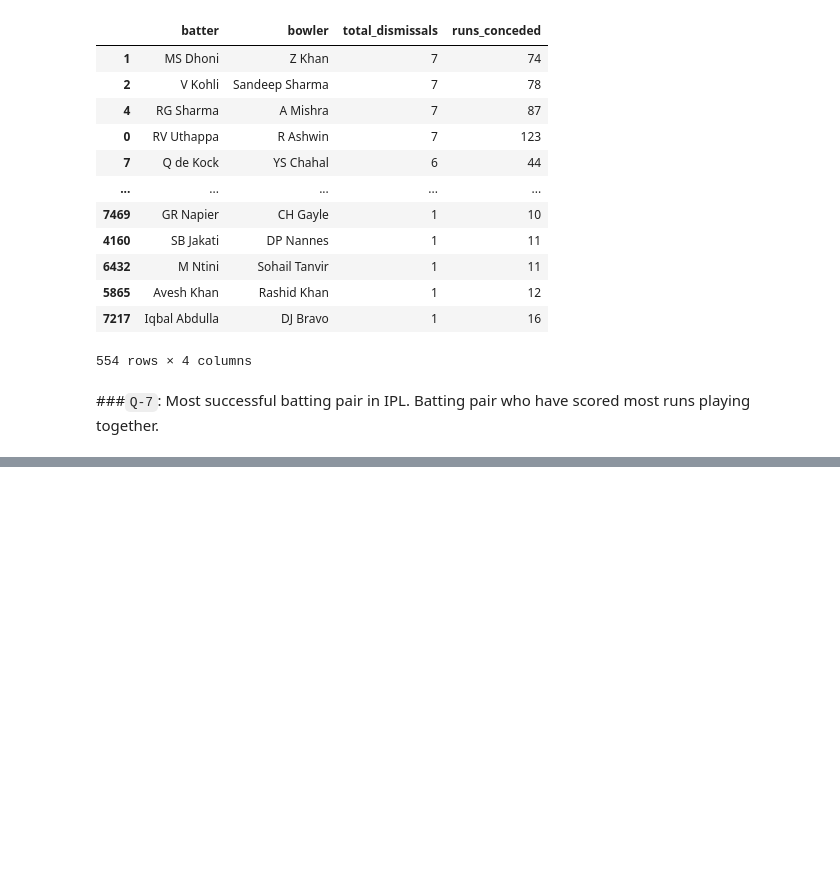
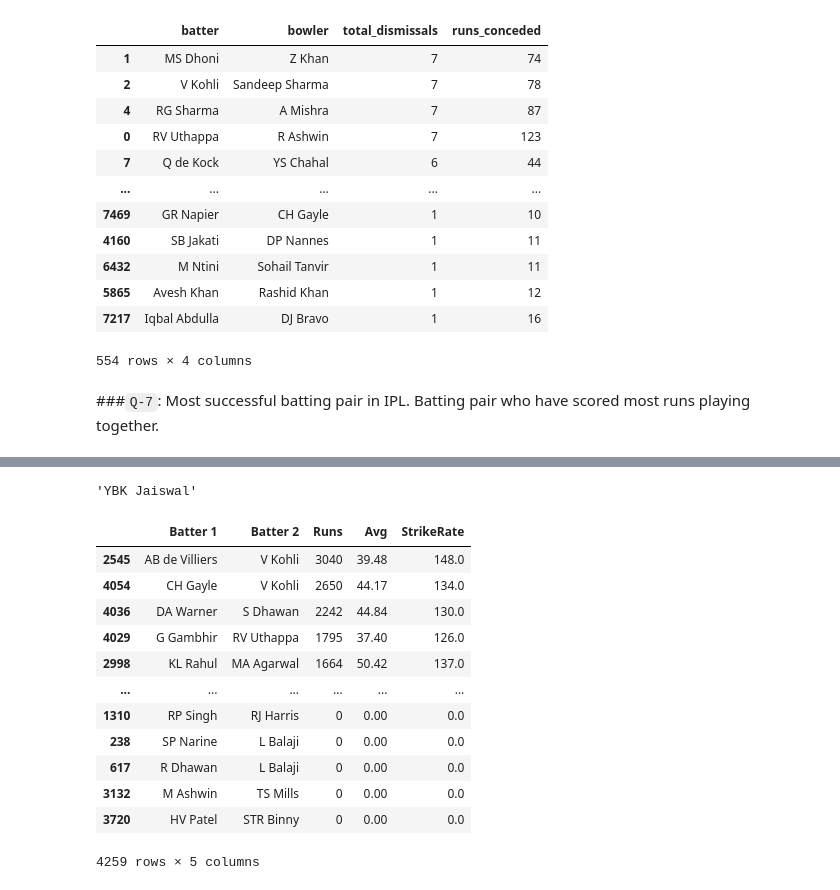
Before and after one commit to rishabhk1501/Data-Analytics-Tasks, a Jupyter notebook: session_19_tasks_soln.ipynb, the cells around one changed output, grey strips where cells are left out. Cells and saved outputs as stored; diff of their text form; code cells hidden in the pictures; blank space fills up the shorter version.

```diff
--- a/session_19_tasks_soln.ipynb
+++ b/session_19_tasks_soln.ipynb
@@ -558,0 +578,3 @@ Batsman1 Batsman2 Runs Avg StrikeRate
+# %%
+final = final.reset_index()
+final
@@ -558,0 +595,27 @@ Batsman1 Batsman2 Runs Avg StrikeRate
+# %%
+list(final.loc[0,'index'])[0]
+# %% [output]
+'YBK Jaiswal'
+# %%
+final['Batter 1'] = final['index'].apply(lambda x: list(x)[0])
+final['Batter 2'] = final['index'].apply(lambda x: list(x)[1])
+# %%
+final = final.drop(columns=['index'])
+# %%
+final = final[['Batter 1', 'Batter 2', 'Runs', 'Avg', 'StrikeRate']]
+# %%
+final.sort_values('Runs',ascending=False)
+# %% [output]
+|  | Batter 1 | Batter 2 | Runs | Avg | StrikeRate |
+| 2545 | AB de Villiers | V Kohli | 3040 | 39.48 | 148.0 |
+| 4054 | CH Gayle | V Kohli | 2650 | 44.17 | 134.0 |
+| 4036 | DA Warner | S Dhawan | 2242 | 44.84 | 130.0 |
+| 4029 | G Gambhir | RV Uthappa | 1795 | 37.40 | 126.0 |
+| 2998 | KL Rahul | MA Agarwal | 1664 | 50.42 | 137.0 |
+| ... | ... | ... | ... | ... | ... |
+| 1310 | RP Singh | RJ Harris | 0 | 0.00 | 0.0 |
+| 238 | SP Narine | L Balaji | 0 | 0.00 | 0.0 |
+| 617 | R Dhawan | L Balaji | 0 | 0.00 | 0.0 |
+| 3132 | M Ashwin | TS Mills | 0 | 0.00 | 0.0 |
+| 3720 | HV Patel | STR Binny | 0 | 0.00 | 0.0 |
+4259 rows × 5 columns
```
Also changed, not shown: parts of 8 cells of this notebook.
